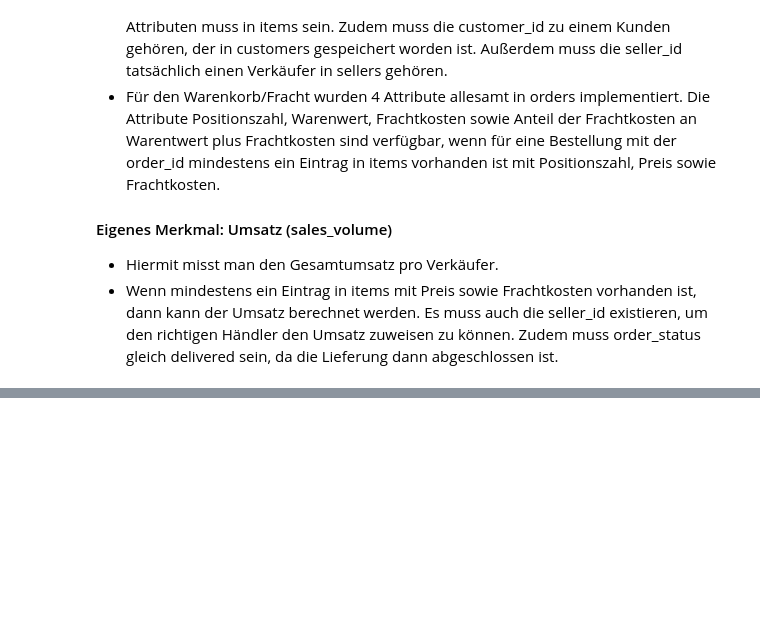
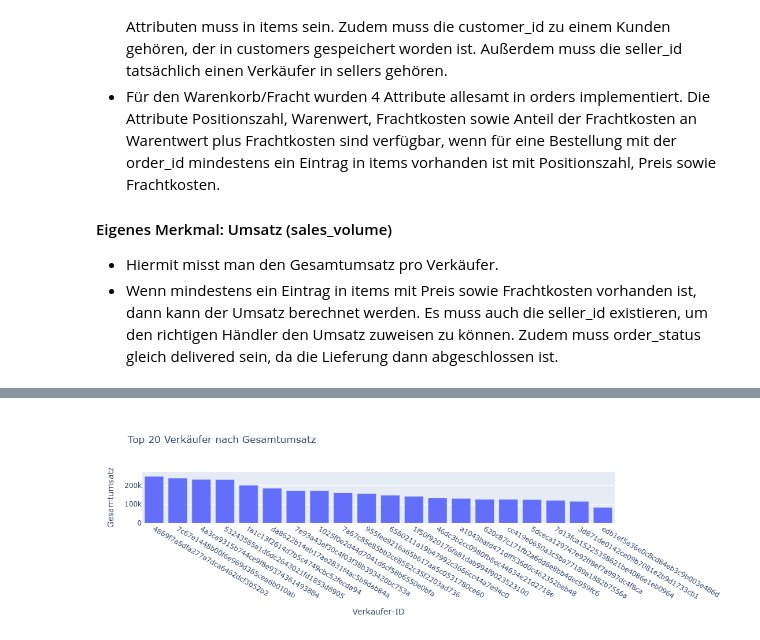
Before and after one commit to StasCuprunov/Mercado, a Jupyter notebook: main.ipynb, the cells around one changed output, grey strips where cells are left out. Cells and saved outputs as stored; diff of their text form; code cells hidden in the pictures; blank space fills up the shorter version.

Commit message:
implement bar chart for sales_volume per seller_id

```diff
--- a/main.ipynb
+++ b/main.ipynb
@@ -47,0 +48,4 @@ create_merged_tables()
+# %%
+draw_sales_volume_per_seller_id()
+# %% [output]
+[figure, added]
```
Also changed, not shown: parts of 4 cells of this notebook, 1 other file.
